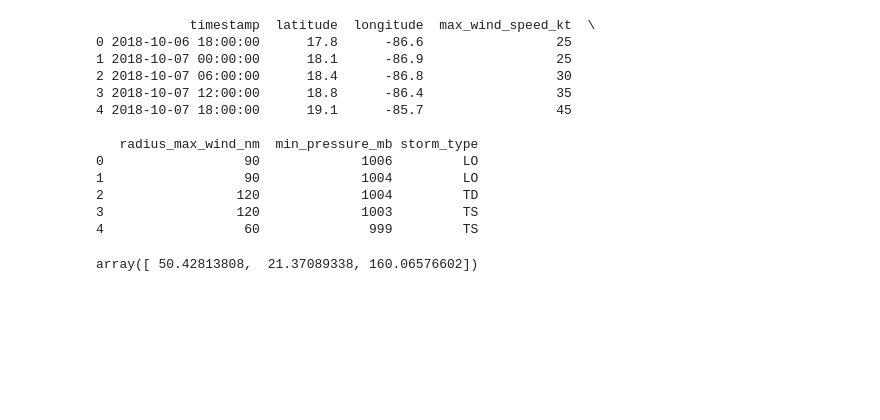
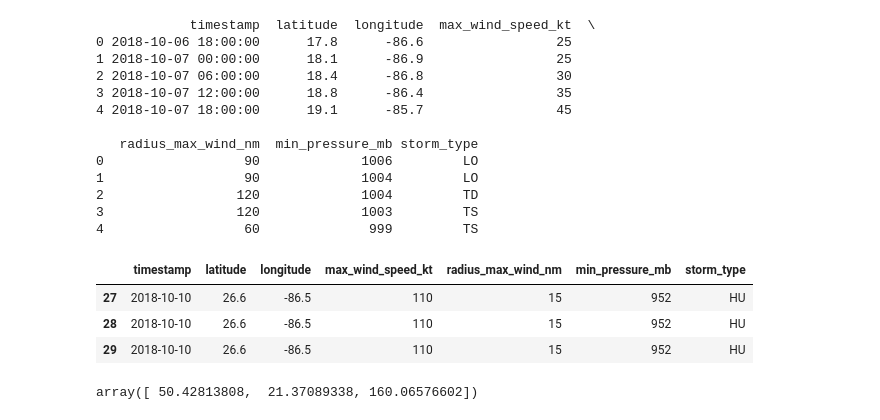
Before and after one commit to christianwirths/NatCat, a Jupyter notebook: notebooks/nb1_data_investigation.ipynb, the cells around one changed output. Saved outputs shown, nothing was run; the diff lists cells and outputs as text; code cells hidden in the pictures; blank space fills up the shorter version.

```diff
--- a/notebooks/nb1_data_investigation.ipynb
+++ b/notebooks/nb1_data_investigation.ipynb
@@ -104,6 +104,13 @@ df = df.iloc[:-35]
 2                 120             1004         TD
 3                 120             1003         TS
 4                  60              999         TS
+# %%
+df[df["timestamp"] == "2018-10-10 00:00:00"]
+# %% [output]
+|  | timestamp | latitude | longitude | max_wind_speed_kt | radius_max_wind_nm | min_pressure_mb | storm_type |
+| 27 | 2018-10-10 | 26.6 | -86.5 | 110 | 15 | 952 | HU |
+| 28 | 2018-10-10 | 26.6 | -86.5 | 110 | 15 | 952 | HU |
+| 29 | 2018-10-10 | 26.6 | -86.5 | 110 | 15 | 952 | HU |
 # %%
 # Quick test
 lat1 = 25.0
```
Also changed, not shown: parts of 1 cell of this notebook, 7 other files.
